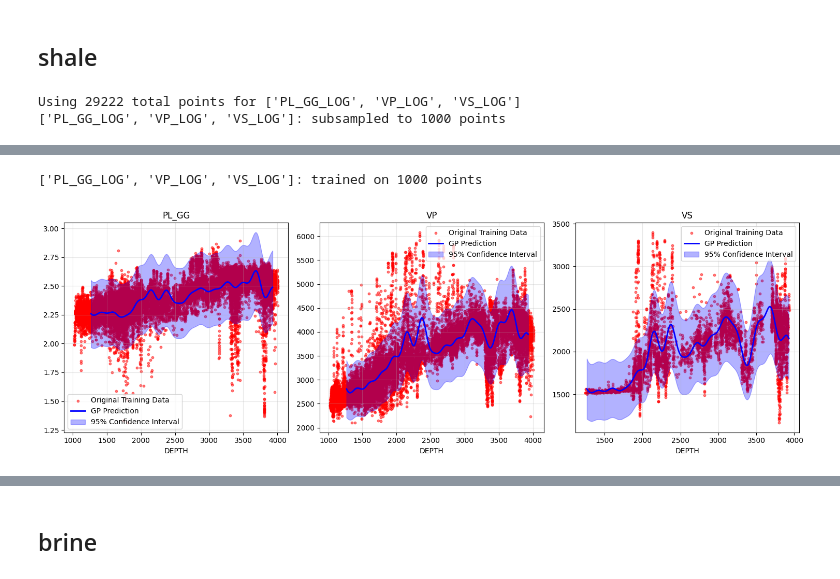
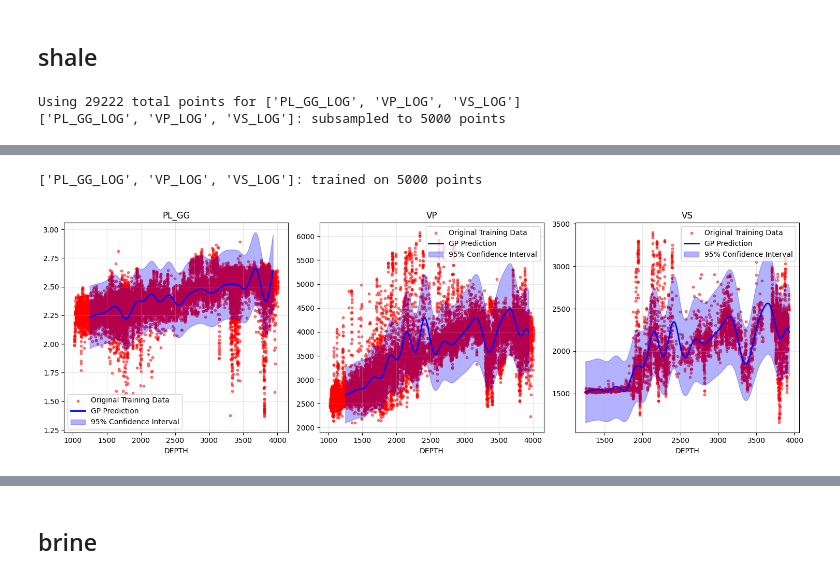
Before and after one commit to spaceswimmer/nnseismic, a Jupyter notebook: src/get-rockphysics-tagilsk.ipynb, the cells around one changed output, grey strips where cells are left out. Saved outputs shown, nothing was run; the diff lists cells and outputs as text; code cells hidden in the pictures.

```diff
--- a/src/get-rockphysics-tagilsk.ipynb
+++ b/src/get-rockphysics-tagilsk.ipynb
@@ -126,9 +127,9 @@ Tgl-27: shale=848, brine=46, oil=215, gas=34
 result = fit_gp_model_all_wells(
 las_dfs_shale,
 property_col=['PL_GG_LOG', 'VP_LOG', 'VS_LOG'],
-max_points=1000,
+max_points=5000,
 training_iter=50,
-lengthscale=0.1
+lengthscale=0.2
 )
 all_data = []
 for well_name, data in las_dfs_shale.items():
@@ -136,7 +137,7 @@ for well_name, data in las_dfs_shale.items():
     all_data.append(app_data)
 combined_df = pd.concat(all_data, ignore_index=True)
 visualize_multichannel_gp_results_side_by_side(result, ['PL_GG', 'VP', 'VS'], combined_df, log_transform=True)
-save_gp_model(result, f"../data/models/shale_50_iter.pth")
+save_gp_model(result, f"../data/models/shale_pl_vp_vs_5000pt.pth")
 # %% [output]
 Using 29222 total points for ['PL_GG_LOG', 'VP_LOG', 'VS_LOG']
-['PL_GG_LOG', 'VP_LOG', 'VS_LOG']: subsampled to 1000 points
+['PL_GG_LOG', 'VP_LOG', 'VS_LOG']: subsampled to 5000 points
@@ -146,2 +147,2 @@ Iteration 40, Loss: 1.1092
-['PL_GG_LOG', 'VP_LOG', 'VS_LOG']: trained on 1000 points
+['PL_GG_LOG', 'VP_LOG', 'VS_LOG']: trained on 5000 points
-[figure, old version]
+[figure, new version]
```
Also changed, not shown: parts of 15 cells of this notebook, 16 other files.
